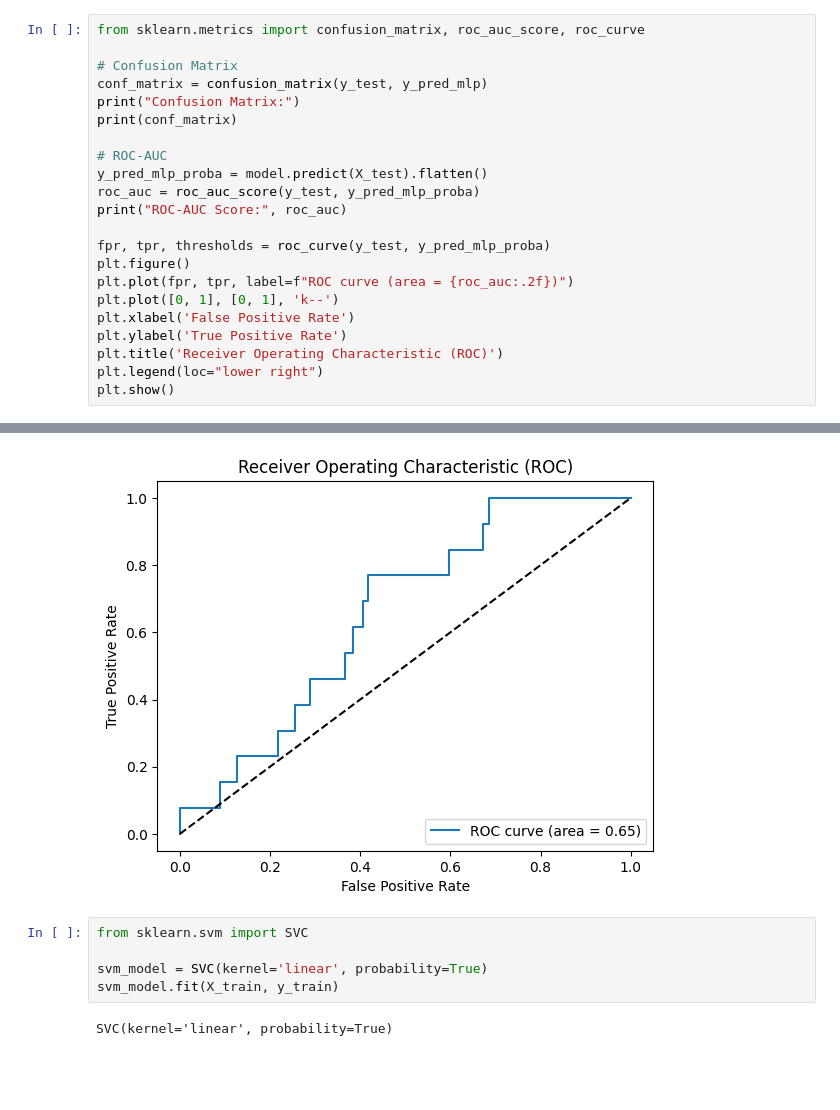
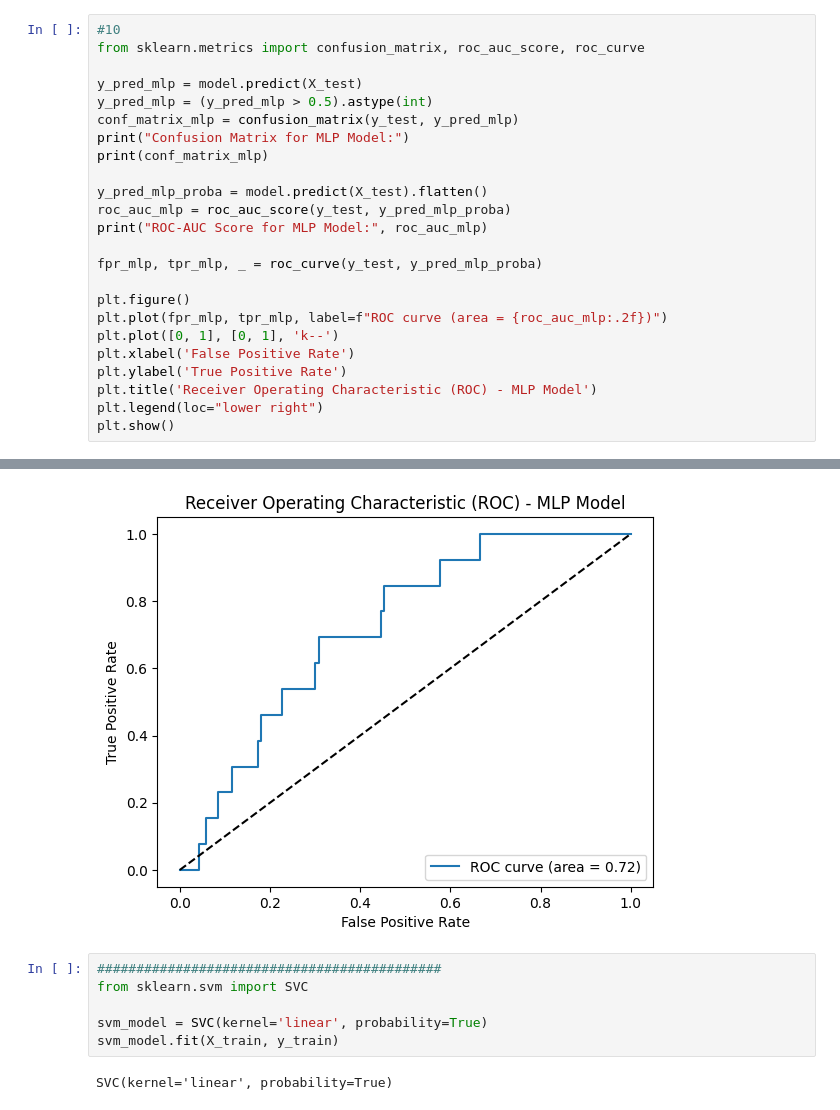
Before and after one commit to hanahumaira/mobile-payment-fraud-detection, a Jupyter notebook: try2.ipynb, the cells around one changed output, grey strips where cells are left out. Saved outputs shown, nothing was run; the diff lists cells and outputs as text; blank space fills up the shorter version.

```diff
--- a/try2.ipynb
+++ b/try2.ipynb
@@ -170,23 +172,25 @@ Epoch 10/10
 # %%
+#10
 from sklearn.metrics import confusion_matrix, roc_auc_score, roc_curve
 
-# Confusion Matrix
-conf_matrix = confusion_matrix(y_test, y_pred_mlp)
-print("Confusion Matrix:")
-print(conf_matrix)
+y_pred_mlp = model.predict(X_test)
+y_pred_mlp = (y_pred_mlp > 0.5).astype(int)
+conf_matrix_mlp = confusion_matrix(y_test, y_pred_mlp)
+print("Confusion Matrix for MLP Model:")
+print(conf_matrix_mlp)
 
-# ROC-AUC
 y_pred_mlp_proba = model.predict(X_test).flatten()
-roc_auc = roc_auc_score(y_test, y_pred_mlp_proba)
-print("ROC-AUC Score:", roc_auc)
+roc_auc_mlp = roc_auc_score(y_test, y_pred_mlp_proba)
+print("ROC-AUC Score for MLP Model:", roc_auc_mlp)
 
-fpr, tpr, thresholds = roc_curve(y_test, y_pred_mlp_proba)
+fpr_mlp, tpr_mlp, _ = roc_curve(y_test, y_pred_mlp_proba)
+
 plt.figure()
-plt.plot(fpr, tpr, label=f"ROC curve (area = {roc_auc:.2f})")
+plt.plot(fpr_mlp, tpr_mlp, label=f"ROC curve (area = {roc_auc_mlp:.2f})")
 plt.plot([0, 1], [0, 1], 'k--')
 plt.xlabel('False Positive Rate')
 plt.ylabel('True Positive Rate')
-plt.title('Receiver Operating Characteristic (ROC)')
+plt.title('Receiver Operating Characteristic (ROC) - MLP Model')
 plt.legend(loc="lower right")
 plt.show()
 # %% [output]
@@ -198,5 +203,6 @@ ROC-AUC Score: 0.653213121043545
-[figure, old version]
+[figure, new version]
 # %%
+############################################
 from sklearn.svm import SVC
 
 svm_model = SVC(kernel='linear', probability=True)
```
Also changed, not shown: parts of 16 cells of this notebook.
